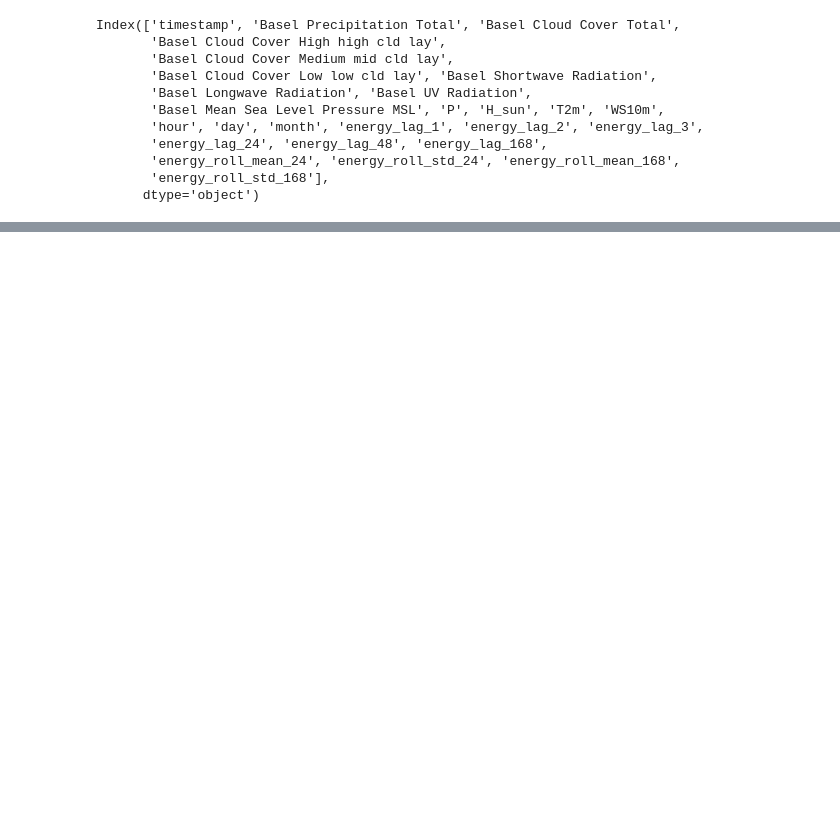
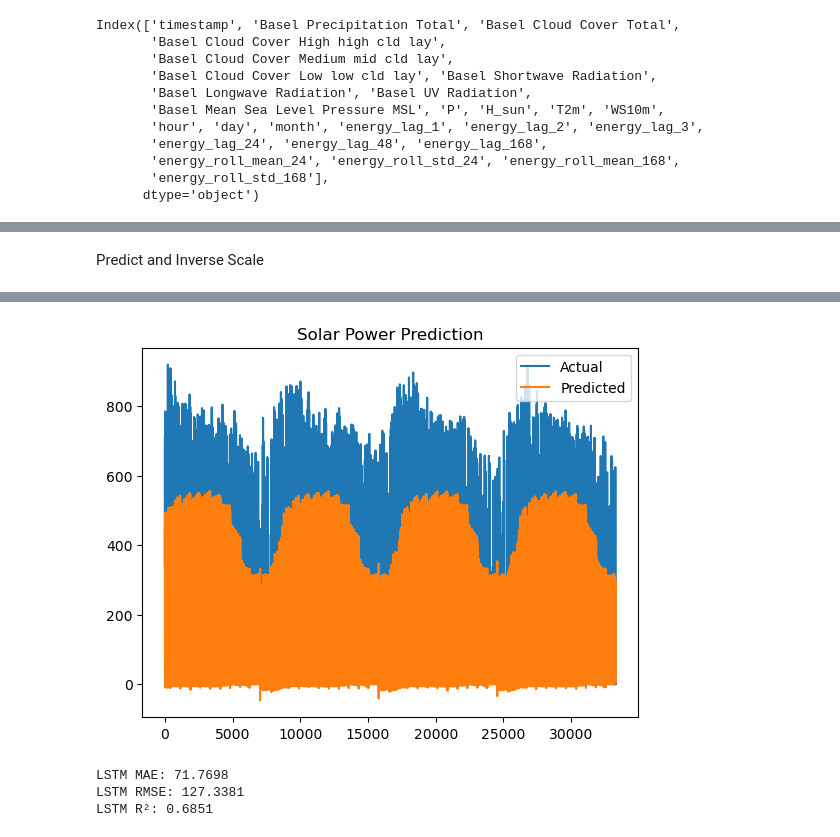
Before and after one commit to Med-Yassin-Ghaoui/NEWTASK, a Jupyter notebook: Notebook.ipynb, the cells around one changed output, grey strips where cells are left out. Cells and saved outputs as stored; diff of their text form; code cells hidden in the pictures; blank space fills up the shorter version.

```diff
--- a/Notebook.ipynb
+++ b/Notebook.ipynb
@@ -738,0 +775,5 @@ Index(['timestamp', 'Basel Precipitation Total', 'Basel Cloud Cover Total',
+# %%
+merged_df['hour'] = merged_df['timestamp'].dt.hour
+merged_df['day'] = merged_df['timestamp'].dt.day
+merged_df['month'] = merged_df['timestamp'].dt.month
+merged_df['weekday'] = merged_df['timestamp'].dt.weekday
@@ -738,0 +790,10 @@ Index(['timestamp', 'Basel Precipitation Total', 'Basel Cloud Cover Total',
+# %%
+def create_sequences(X, y, seq_length):
+    Xs, ys = [], []
+    for i in range(len(X) - seq_length):
+        Xs.append(X[i:i+seq_length])
+        ys.append(y[i+seq_length])
+    return np.array(Xs), np.array(ys)
+
+SEQ_LEN = 24  # past 24 hours
+X_seq, y_seq = create_sequences(X_scaled, y_scaled, SEQ_LEN)
@@ -738,0 +807,14 @@ Index(['timestamp', 'Basel Precipitation Total', 'Basel Cloud Cover Total',
+# %%
+split = int(len(X_seq) * 0.8)
+X_train, X_test = X_seq[:split], X_seq[split:]
+y_train, y_test = y_seq[:split], y_seq[split:]
+# %%
+model = Sequential([
+    LSTM(64, input_shape=(X_train.shape[1], X_train.shape[2])),
+    Dense(1)
+])
+
+model.compile(optimizer='adam', loss='mse')
+model.summary()
+
+model.fit(X_train, y_train, epochs=20, batch_size=32, validation_data=(X_test, y_test))
@@ -738,0 +851,16 @@ Index(['timestamp', 'Basel Precipitation Total', 'Basel Cloud Cover Total',
+# %% [markdown]
+Predict and Inverse Scale
+# %%
+y_pred_scaled = model.predict(X_test)
+y_pred = y_scaler.inverse_transform(y_pred_scaled)
+y_actual = y_scaler.inverse_transform(y_test)
+
+# Optional: compare
+import matplotlib.pyplot as plt
+
+plt.plot(y_actual, label='Actual')
+plt.plot(y_pred, label='Predicted')
+plt.legend()
+plt.title("Solar Power Prediction")
+plt.show()
+# %% [output]
@@ -738,0 +868,12 @@ Index(['timestamp', 'Basel Precipitation Total', 'Basel Cloud Cover Total',
+[figure, added]
+# %%
+lstm_mae = mean_absolute_error(y_actual, y_pred)
+lstm_rmse = np.sqrt(mean_squared_error(y_actual, y_pred))
+lstm_r2 = r2_score(y_actual, y_pred)
+print(f"LSTM MAE: {lstm_mae:.4f}")
+print(f"LSTM RMSE: {lstm_rmse:.4f}")
+print(f"LSTM R²: {lstm_r2:.4f}")
+# %% [output]
+LSTM MAE: 71.7698
+LSTM RMSE: 127.3381
+LSTM R²: 0.6851
```
Also changed, not shown: parts of 20 cells of this notebook, 5 other files.
